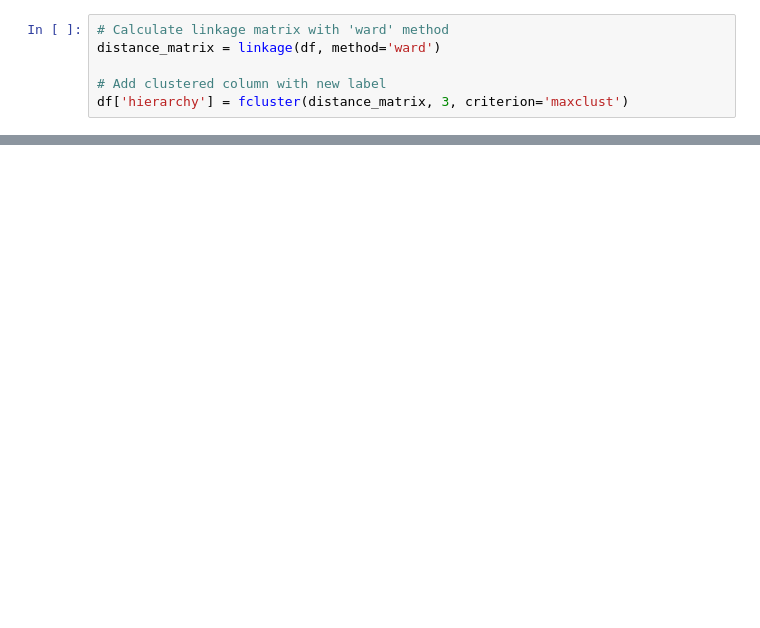
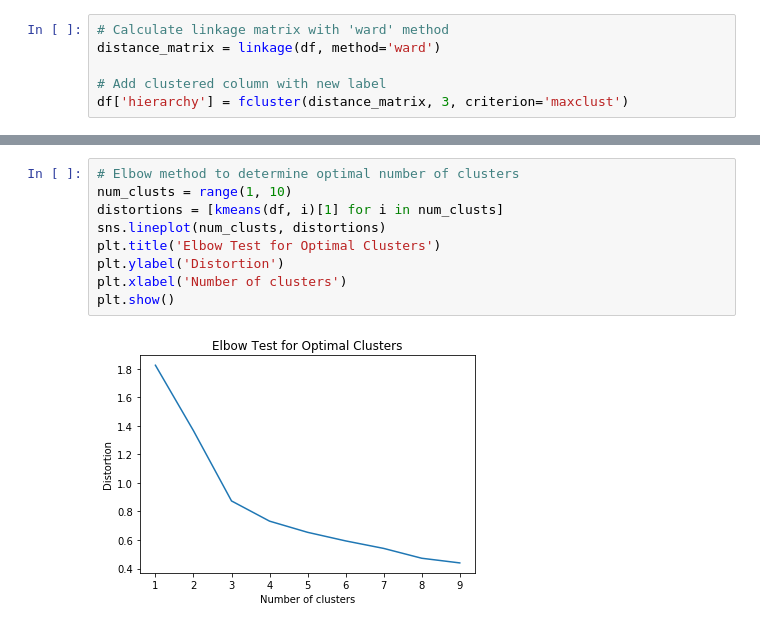
Before and after one commit to VictorCalderon/data-snippets, a Jupyter notebook: MachineLearning/UnsupervisedML.ipynb, the cells around one changed output, grey strips where cells are left out. Drawn from its saved outputs; the diff is of its cells as text; blank space fills up the shorter version.

Commit message:
elbow test addition with lineplot

```diff
--- a/MachineLearning/UnsupervisedML.ipynb
+++ b/MachineLearning/UnsupervisedML.ipynb
@@ -57,3 +55,14 @@ df[['x', 'y', 'kmeans']].groupby('kmeans').mean()
+# %%
+# Elbow method to determine optimal number of clusters
+num_clusts = range(1, 10)
+distortions = [kmeans(df, i)[1] for i in num_clusts]
+sns.lineplot(num_clusts, distortions)
+plt.title('Elbow Test for Optimal Clusters')
+plt.ylabel('Distortion')
+plt.xlabel('Number of clusters')
+plt.show()
+# %% [output]
+[figure, added]
 # %%
 # Visualize Kmeans Clusters
 sns.scatterplot(x='x', y='y', hue='kmeans', data=df)
```
Also changed, not shown: parts of 5 cells of this notebook.
